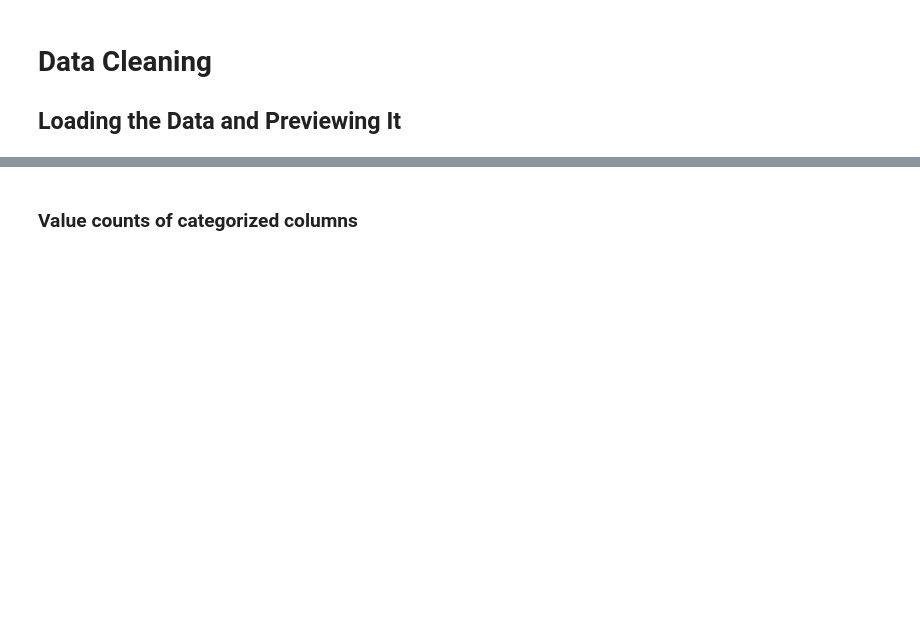
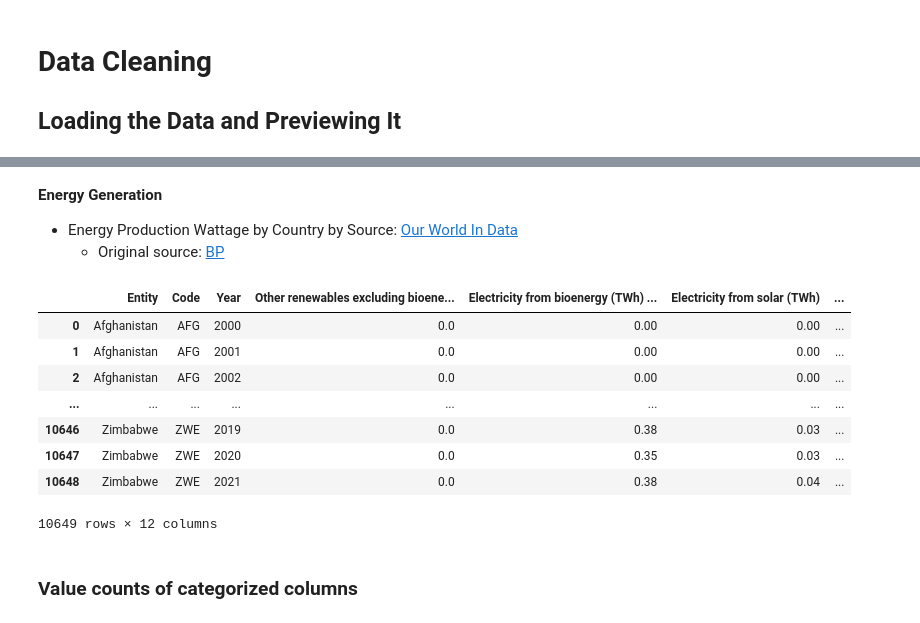
Before and after one commit to FunkyTable/Energy_Production_Time_Series_Projection, a Jupyter notebook: student.ipynb, the cells around one changed output, grey strips where cells are left out. Saved outputs shown, nothing was run; the diff lists cells and outputs as text; code cells hidden in the pictures; blank space fills up the shorter version.

```diff
--- a/student.ipynb
+++ b/student.ipynb
@@ -178,3 +265,22 @@ import seaborn as sns
+# %% [markdown]
+**Energy Generation**
+* Energy Production Wattage by Country by Source: [Our World In Data](https://ourworldindata.org/grapher/electricity-prod-source-stacked)
+  * Original source: [BP](https://www.bp.com/en/global/corporate/energy-economics/statistical-review-of-world-energy.html)
+# %%
+df_electricity_raw = pd.read_csv(
+    "Data/electricity-prod-source-stacked.csv",
+    encoding='ANSI')
+df_electricity_raw
+# %% [output]
+|  | Entity | Code | Year | Other renewables excluding bioene... | Electricity from bioenergy (TWh) ... | Electricity from solar (TWh) | ... |
+| 0 | Afghanistan | AFG | 2000 | 0.0 | 0.00 | 0.00 | ... |
+| 1 | Afghanistan | AFG | 2001 | 0.0 | 0.00 | 0.00 | ... |
+| 2 | Afghanistan | AFG | 2002 | 0.0 | 0.00 | 0.00 | ... |
+| ... | ... | ... | ... | ... | ... | ... | ... |
+| 10646 | Zimbabwe | ZWE | 2019 | 0.0 | 0.38 | 0.03 | ... |
+| 10647 | Zimbabwe | ZWE | 2020 | 0.0 | 0.35 | 0.03 | ... |
+| 10648 | Zimbabwe | ZWE | 2021 | 0.0 | 0.38 | 0.04 | ... |
+10649 rows × 12 columns
 # %% [markdown]
 ### Value counts of categorized columns
 # %% [markdown]
```
Also changed, not shown: parts of 35 cells of this notebook.
